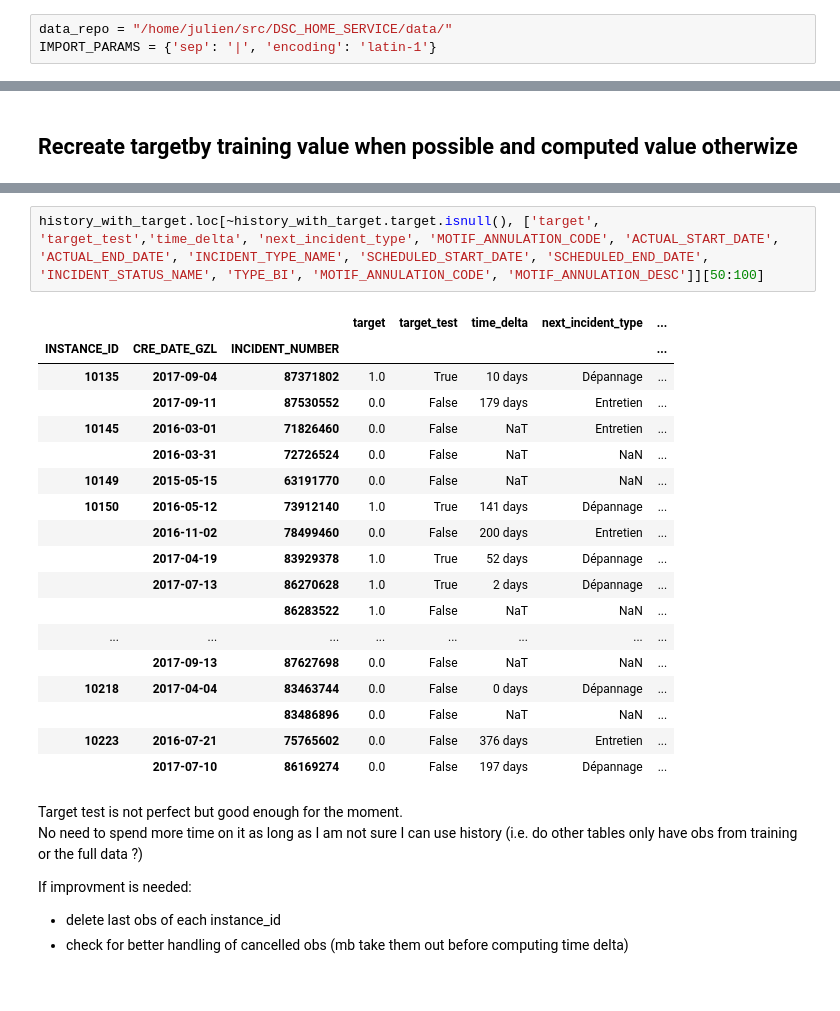
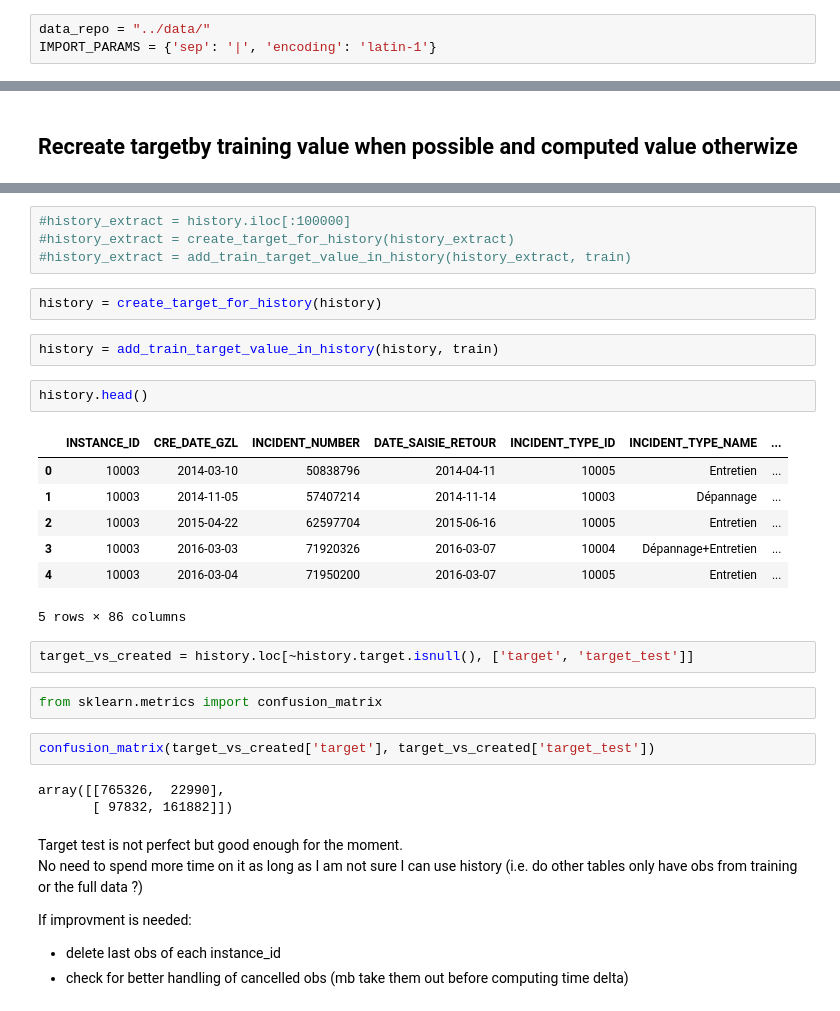
Before and after one commit to PhyxIt/DSC_home_service, a Jupyter notebook: notebooks/Import_and_preproc.ipynb, the cells around one changed output, grey strips where cells are left out. Cells and saved outputs as stored; diff of their text form.

Commit message:
import and preproc

```diff
--- a/notebooks/Import_and_preproc.ipynb
+++ b/notebooks/Import_and_preproc.ipynb
@@ -8,7 +7,7 @@ import pickle
 # %% [markdown]
 ## Import data
 # %%
-data_repo = "/home/julien/src/DSC_HOME_SERVICE/data/"
+data_repo = "../data/"
 IMPORT_PARAMS = {'sep': '|', 'encoding': 'latin-1'}
 # %%
 def import_contract_history(file):
@@ -271,24 +246,30 @@ history_with_target = intervention_history.join(intervention_train['target'], ho
-# %%
-history_with_target.loc[~history_with_target.target.isnull(), ['target', 'target_test','time_delta', 'next_incident_type', 'MOTIF_ANNULATION_CODE', 'ACTUAL_START_DATE', 'ACTUAL_END_DATE', 'INCIDENT_TYPE_NAME', 'SCHEDULED_START_DATE', 'SCHEDULED_END_DATE',  'INCIDENT_STATUS_NAME', 'TYPE_BI', 'MOTIF_ANNULATION_CODE', 'MOTIF_ANNULATION_DESC']][50:100]
-# %% [output]
-|  |  |  | target | target_test | time_delta | next_incident_type | ... |
-| INSTANCE_ID | CRE_DATE_GZL | INCIDENT_NUMBER |  |  |  |  | ... |
-| 10135 | 2017-09-04 | 87371802 | 1.0 | True | 10 days | Dépannage | ... |
-|  | 2017-09-11 | 87530552 | 0.0 | False | 179 days | Entretien | ... |
-| 10145 | 2016-03-01 | 71826460 | 0.0 | False | NaT | Entretien | ... |
-|  | 2016-03-31 | 72726524 | 0.0 | False | NaT | NaN | ... |
-| 10149 | 2015-05-15 | 63191770 | 0.0 | False | NaT | NaN | ... |
-| 10150 | 2016-05-12 | 73912140 | 1.0 | True | 141 days | Dépannage | ... |
-|  | 2016-11-02 | 78499460 | 0.0 | False | 200 days | Entretien | ... |
-|  | 2017-04-19 | 83929378 | 1.0 | True | 52 days | Dépannage | ... |
-|  | 2017-07-13 | 86270628 | 1.0 | True | 2 days | Dépannage | ... |
-|  |  | 86283522 | 1.0 | False | NaT | NaN | ... |
-| ... | ... | ... | ... | ... | ... | ... | ... |
-|  | 2017-09-13 | 87627698 | 0.0 | False | NaT | NaN | ... |
-| 10218 | 2017-04-04 | 83463744 | 0.0 | False | 0 days | Dépannage | ... |
-|  |  | 83486896 | 0.0 | False | NaT | NaN | ... |
-| 10223 | 2016-07-21 | 75765602 | 0.0 | False | 376 days | Entretien | ... |
-|  | 2017-07-10 | 86169274 | 0.0 | False | 197 days | Dépannage | ... |
+# %%
+#history_extract = history.iloc[:100000]
+#history_extract = create_target_for_history(history_extract)
+#history_extract = add_train_target_value_in_history(history_extract, train)
+# %%
+history = create_target_for_history(history)
+# %%
+history = add_train_target_value_in_history(history, train)
+# %%
+history.head()
+# %% [output]
+|  | INSTANCE_ID | CRE_DATE_GZL | INCIDENT_NUMBER | DATE_SAISIE_RETOUR | INCIDENT_TYPE_ID | INCIDENT_TYPE_NAME | ... |
+| 0 | 10003 | 2014-03-10 | 50838796 | 2014-04-11 | 10005 | Entretien | ... |
+| 1 | 10003 | 2014-11-05 | 57407214 | 2014-11-14 | 10003 | Dépannage | ... |
+| 2 | 10003 | 2015-04-22 | 62597704 | 2015-06-16 | 10005 | Entretien | ... |
+| 3 | 10003 | 2016-03-03 | 71920326 | 2016-03-07 | 10004 | Dépannage+Entretien | ... |
+| 4 | 10003 | 2016-03-04 | 71950200 | 2016-03-07 | 10005 | Entretien | ... |
+5 rows × 86 columns
+# %%
+target_vs_created = history.loc[~history.target.isnull(), ['target', 'target_test']]
+# %%
+from sklearn.metrics import confusion_matrix
+# %%
+confusion_matrix(target_vs_created['target'], target_vs_created['target_test'])
+# %% [output]
+array([[765326,  22990],
+       [ 97832, 161882]])
 # %% [markdown]
 Target test is not perfect but good enough for the moment.<br>
 No need to spend more time on it as long as I am not sure I can use history (i.e. do other tables only have obs from training or the full data ?)
```
Also changed, not shown: parts of 46 cells of this notebook, 2 other files.
